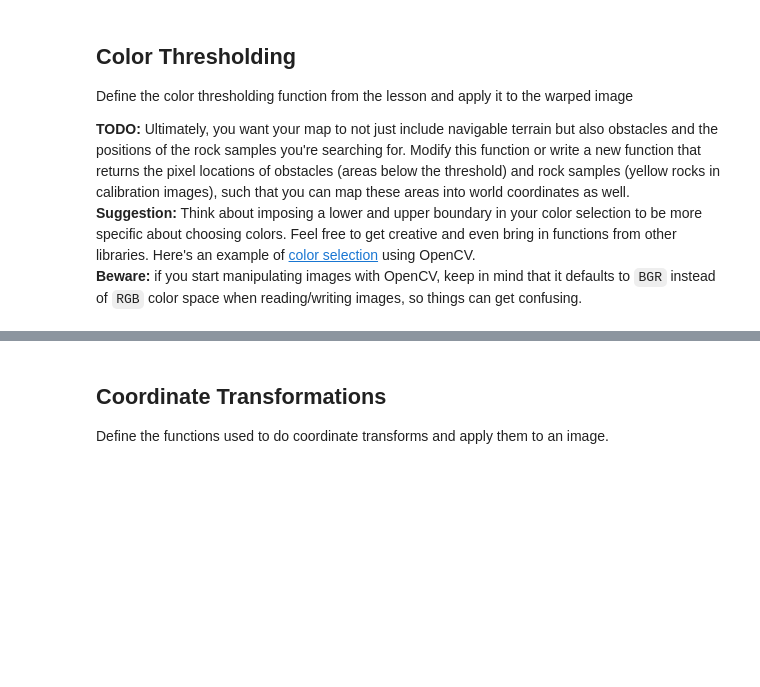
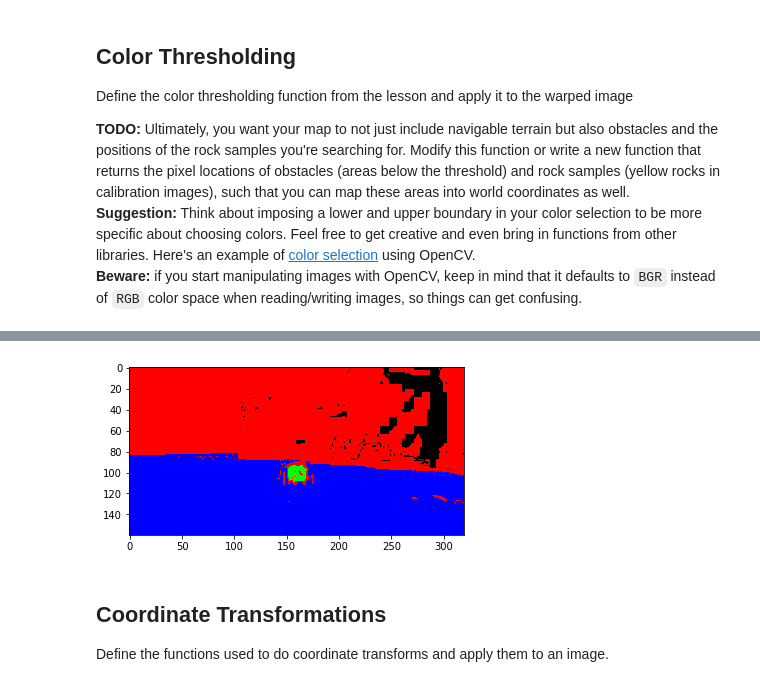
Before and after one commit to drburke/RoboND-Rover-Project, a Jupyter notebook: code/Rover_Project_Test_Notebook.ipynb, the cells around one changed output, grey strips where cells are left out. Cells and saved outputs as stored; diff of their text form; code cells hidden in the pictures; blank space fills up the shorter version.

```diff
--- a/code/Rover_Project_Test_Notebook.ipynb
+++ b/code/Rover_Project_Test_Notebook.ipynb
@@ -176,3 +110,52 @@ plt.imshow(threshed_nav, cmap='gray')
+# %%
+def obj_thresh(img, rgb_thresh=(140, 140, 140)):
+
+
+
+    #nav threshold
+    nav_thresh = ((img[:,:,0] >= 160) \
+                & (img[:,:,1] >= 160) \
+                & (img[:,:,2] >= 160))
+
+
+    #rock threshold
+    rock_thresh = (img[:,:,0] > 110) \
+                    & (img[:,:,1] > 110) \
+                    & (img[:,:,2] < 50)
+
+    # Create an array of zeros same xy size as img, but single channel
+    navigable_select = np.zeros_like(img[:,:,0])
+    obstacle_select = np.ones_like(img[:,:,0])
+    rock_select = np.zeros_like(img[:,:,0])
+
+    navigable_select[nav_thresh] = 1.
+    rock_select[rock_thresh] = 1.
+    obstacle_select = np.clip(obstacle_select - navigable_select - rock_select,0,1)
+
+    obs_thresh = ((img[:,:,0] == 0) \
+            & (img[:,:,1] == 0) \
+            & (img[:,:,2] == 0))
+
+    obstacle_select[obs_thresh] = 0.
+
+    # Return the binary image
+    return navigable_select, obstacle_select, rock_select
+
+
+# # Quick reference for converting BGR to HSV
+# color = np.uint8([[[167,174,184 ]]])
+# hsv_color = cv2.cvtColor(color,cv2.COLOR_BGR2HSV)
+# print (hsv_color)
+
+
+threshed_nav, threshed_obs, threshed_rock = obj_thresh(rock_img)
+img_threshed = np.dstack((threshed_obs, threshed_rock, threshed_nav))
+plt.imshow(img_threshed*255)
+
+
+scipy.misc.imsave('../output/threshed.jpg', img_threshed*255)
+# %% [output]
+[figure, added]
 # %% [markdown]
 ## Coordinate Transformations
 Define the functions used to do coordinate transforms and apply them to an image.
```
Also changed, not shown: parts of 8 cells of this notebook, 5 other files.
